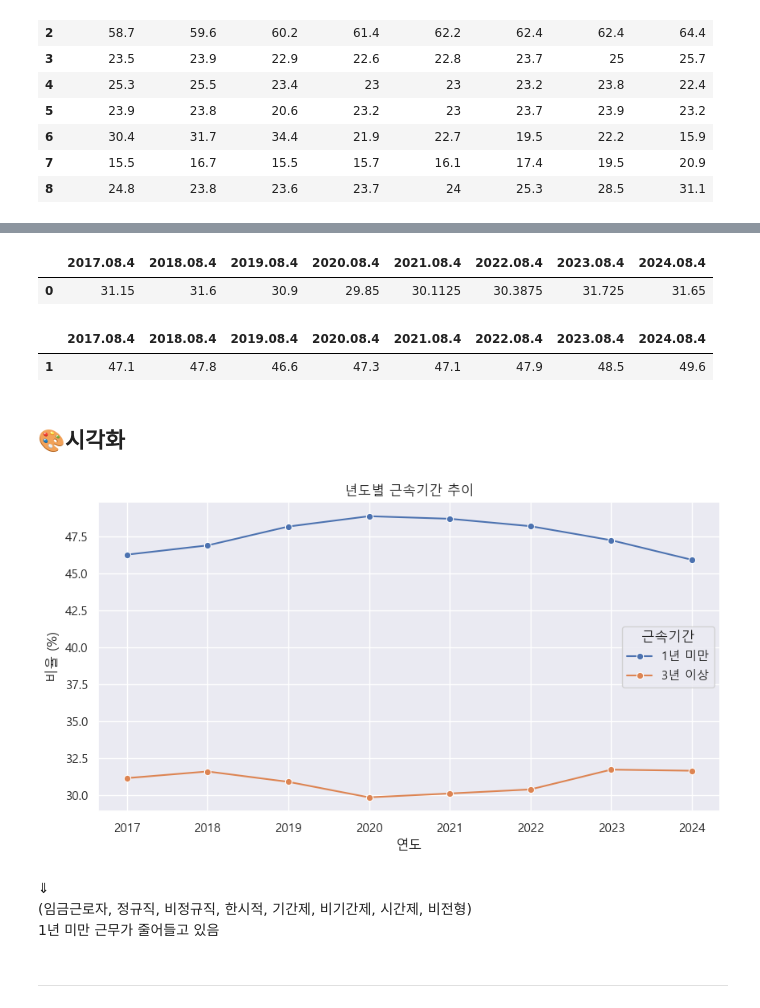
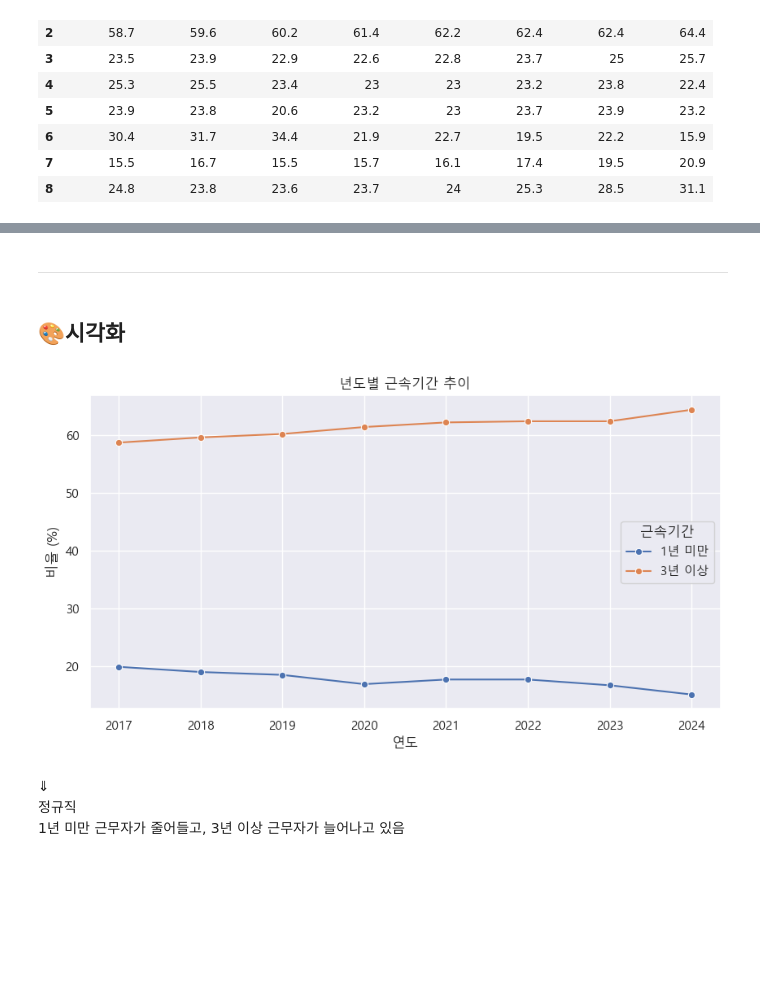
Before and after one commit to byeori-jang/mid_project, a Jupyter notebook: working.ipynb, the cells around one changed output, grey strips where cells are left out. Cells and saved outputs as stored; diff of their text form; code cells hidden in the pictures; blank space fills up the shorter version.

```diff
--- a/working.ipynb
+++ b/working.ipynb
@@ -69,9 +83,9 @@ ce3
 | 7 | 15.5 | 16.7 | 15.5 | 15.7 | 16.1 | 17.4 | 19.5 | 20.9 |
 | 8 | 24.8 | 23.8 | 23.6 | 23.7 | 24 | 25.3 | 28.5 | 31.1 |
 # %%
-# 0번째 행은 날릴거임
-c_employment_1 = ce1.iloc[1:]
-c_employment_3 = ce3.iloc[1:]
+# 1번째 행 빼고 다 날림 => 정규직
+c_employment_1 = ce1.iloc[2:3]
+c_employment_3 = ce3.iloc[2:3]
 c_employment_3
 # %% [output]
 |  | 2017.08.4 | 2018.08.4 | 2019.08.4 | 2020.08.4 | 2021.08.4 | 2022.08.4 | 2023.08.4 | 2024.08.4 |
@@ -90,48 +93,32 @@ c_employment_mean3 = c_employment_3.mean()
-# %%
-# c_employment_mean1을 데이터프레임으로 변환
-c_employment_mean1_df = pd.DataFrame(c_employment_mean1).T
-c_employment_mean3_df = pd.DataFrame(c_employment_mean3).T
-c_employment_mean3_df
-# %% [output]
-|  | 2017.08.4 | 2018.08.4 | 2019.08.4 | 2020.08.4 | 2021.08.4 | 2022.08.4 | 2023.08.4 | 2024.08.4 |
-| 0 | 31.15 | 31.6 | 30.9 | 29.85 | 30.1125 | 30.3875 | 31.725 | 31.65 |
-# %%
-# 임금 근로자만 볼 경우
-c_employment_wage1 = c_employment_1.iloc[0:1]
-c_employment_wage3 = c_employment_3.iloc[0:1]
-c_employment_wage3
-# %% [output]
-|  | 2017.08.4 | 2018.08.4 | 2019.08.4 | 2020.08.4 | 2021.08.4 | 2022.08.4 | 2023.08.4 | 2024.08.4 |
-| 1 | 47.1 | 47.8 | 46.6 | 47.3 | 47.1 | 47.9 | 48.5 | 49.6 |
+# %% [markdown]
+---
 # %% [markdown]
 ## 🎨시각화
 # %%
 years = [] # 연도 리스트 저장
-for i in c_employment_wage1.columns:
+for i in c_employment_1.columns:
     years.append(i.split('.')[0]) # 연도 추출
 
 # 데이터프레임 생성하여 시각화
 plot_df = pd.DataFrame({
     '연도': years,
-    '1년 미만': c_employment_mean1_df.iloc[0].values,
-    '3년 이상': c_employment_mean3_df.iloc[0].values
+    '1년 미만': c_employment_1.iloc[0].values,
+    '3년 이상': c_employment_3.iloc[0].values
 })
 
 plot_df = plot_df.melt(id_vars='연도', var_name='근속기간', value_name='비율')
 
 # 선그래프
 sns.lineplot(data=plot_df, x='연도', y='비율', hue='근속기간', marker='o')
 plt.title('년도별 근속기간 추이')
 plt.xlabel('연도')
 plt.ylabel('비율 (%)')
 plt.grid(True)
 plt.legend(title='근속기간')
 plt.show()
 # %% [output]
-[figure, old version]
+[figure, new version]
 # %% [markdown]
 &Downarrow;
-<br>(임금근로자, 정규직, 비정규직, 한시적, 기간제, 비기간제, 시간제, 비전형)
-<br> 1년 미만 근무가 줄어들고 있음
+<br> 정규직
+<br> 1년 미만 근무자가 줄어들고, 3년 이상 근무자가 늘어나고 있음
-# %% [markdown]
----
```
Also changed, not shown: parts of 5 cells of this notebook.
